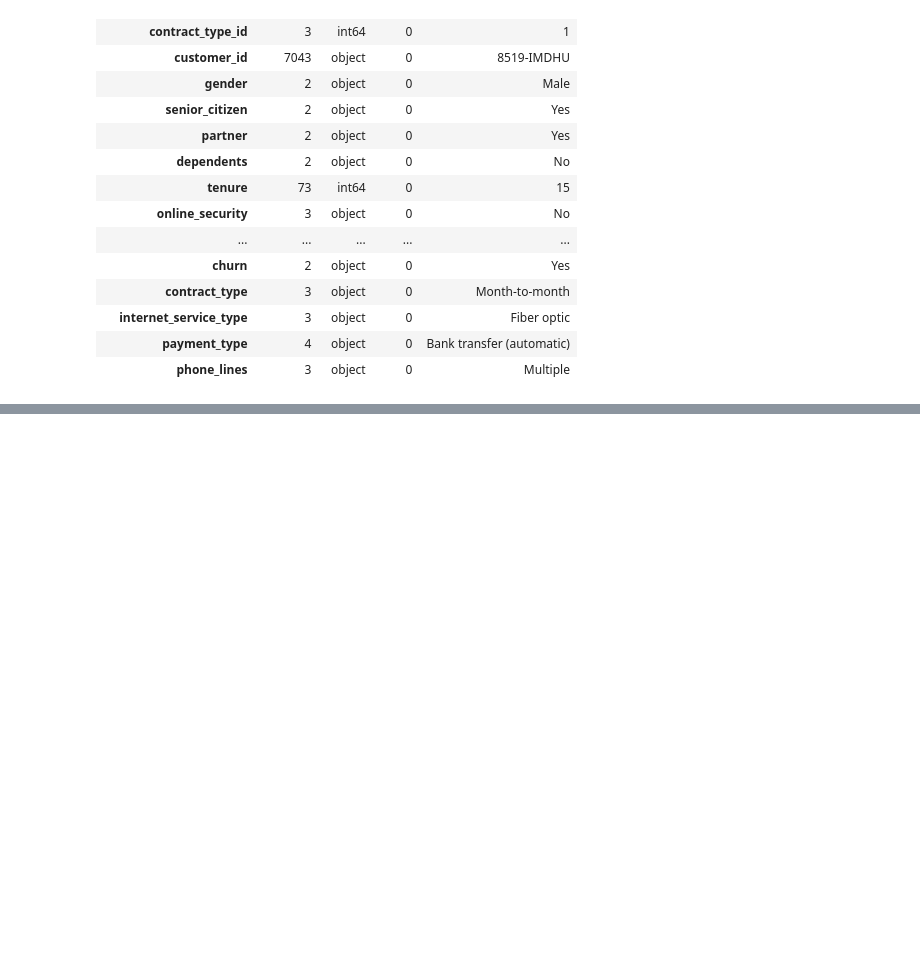
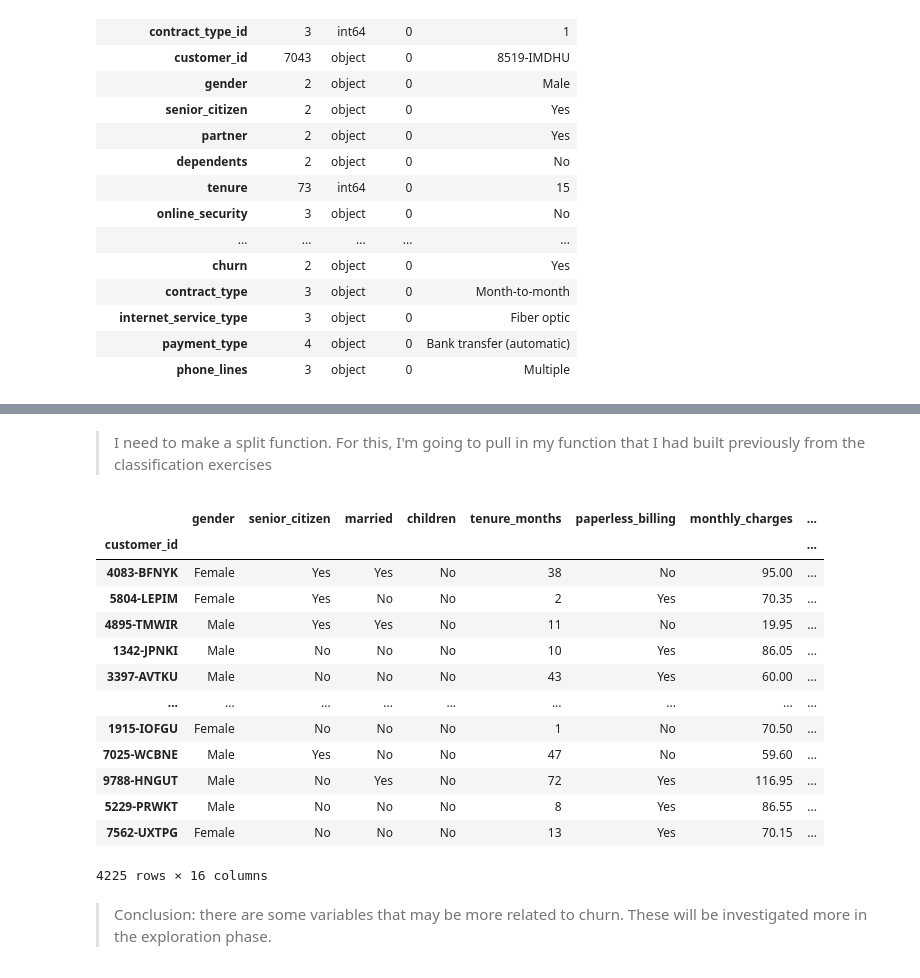
Before and after one commit to Michael-Nelson361/Telco_Report, a Jupyter notebook: preparation.ipynb, the cells around one changed output, grey strips where cells are left out. Cells and saved outputs as stored; diff of their text form; code cells hidden in the pictures; blank space fills up the shorter version.

```diff
--- a/preparation.ipynb
+++ b/preparation.ipynb
@@ -369,0 +479,2 @@ acquire.df_info(df,samples=5)
+# %%
+df = df.set_index('customer_id')
@@ -386,0 +788,2 @@ def prep_telco(df):
+# %%
+df = acquire.get_telco_data()
@@ -386,0 +802,2 @@ def prep_telco(df):
+# %%
+df = prep_telco(df)
@@ -386,0 +831,47 @@ def prep_telco(df):
+# %% [markdown]
+> I need to make a split function. For this, I'm going to pull in my function that I had built previously from the classification exercises
+# %%
+from sklearn.model_selection import train_test_split
+
+# Split given database
+def split_df(df,strat_var,seed=123):
+    """
+    Returns three dataframes split from one for use in model training, validation, and testing. Takes two arguments:
+        df: any dataframe to be split
+        strat_var: the value to stratify on. This value should be a categorical variable.
+
+    Function performs two splits, first to primarily make the training set, and the second to make the validate and test sets.
+    """
+    # Run first split
+    train, validate_test = train_test_split(df,
+                 train_size=0.60,
+                random_state=seed,
+                 stratify=df[strat_var]
+                )
+
+    # Run second split
+    validate, test = train_test_split(validate_test,
+                test_size=0.50,
+                 random_state=seed,
+                 stratify=validate_test[strat_var]
+                )
+
+    return train, validate, test
+# %%
+train,validate,test = split_df(df,'churn')
+train
+# %% [output]
+|  | gender | senior_citizen | married | children | tenure_months | paperless_billing | monthly_charges | ... |
+| customer_id |  |  |  |  |  |  |  | ... |
+| 4083-BFNYK | Female | Yes | Yes | No | 38 | No | 95.00 | ... |
+| 5804-LEPIM | Female | Yes | No | No | 2 | Yes | 70.35 | ... |
+| 4895-TMWIR | Male | Yes | Yes | No | 11 | No | 19.95 | ... |
+| 1342-JPNKI | Male | No | No | No | 10 | Yes | 86.05 | ... |
+| 3397-AVTKU | Male | No | No | No | 43 | Yes | 60.00 | ... |
+| ... | ... | ... | ... | ... | ... | ... | ... | ... |
+| 1915-IOFGU | Female | No | No | No | 1 | No | 70.50 | ... |
+| 7025-WCBNE | Male | Yes | No | No | 47 | No | 59.60 | ... |
+| 9788-HNGUT | Male | No | Yes | No | 72 | Yes | 116.95 | ... |
+| 5229-PRWKT | Male | No | No | No | 8 | Yes | 86.55 | ... |
+| 7562-UXTPG | Female | No | No | No | 13 | Yes | 70.15 | ... |
+4225 rows × 16 columns
@@ -386,0 +1042,2 @@ def prep_telco(df):
+# %% [markdown]
+> Conclusion: there are some variables that may be more related to churn. These will be investigated more in the exploration phase.
```
Also changed, not shown: parts of 34 cells of this notebook.
